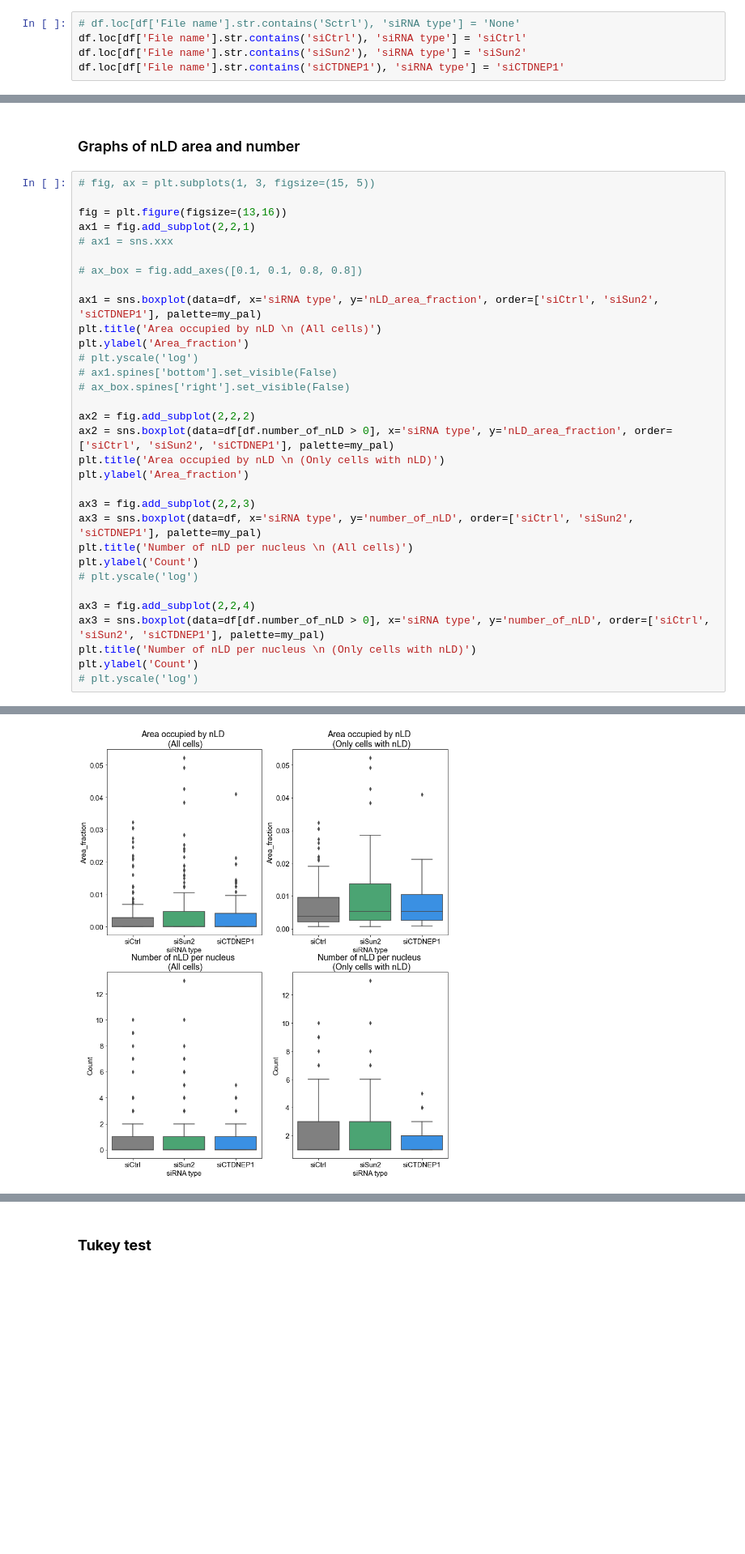
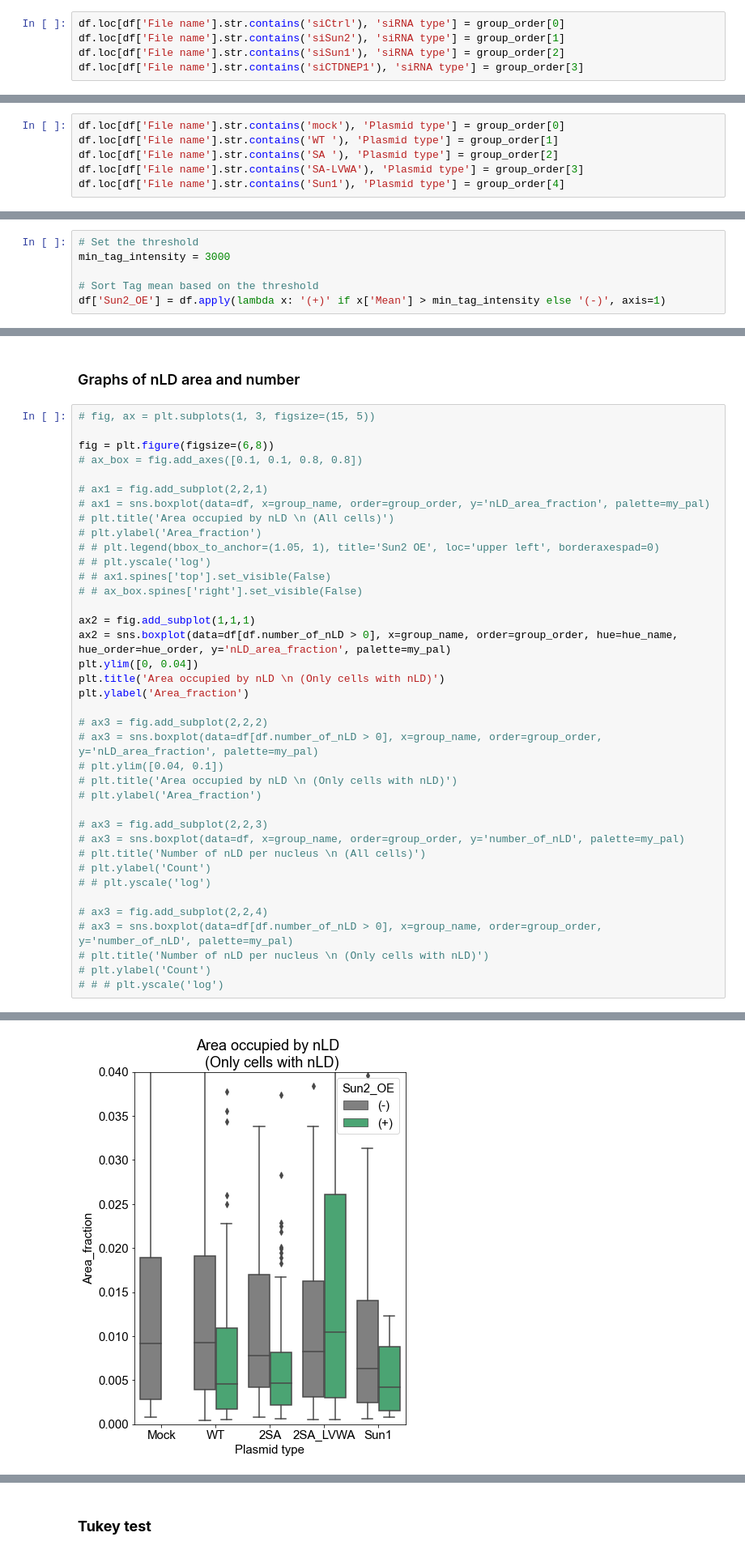
Before and after one commit to shokenlee/Lee_2023_Sun2-Lipid, a Jupyter notebook: Nuclear_LD.ipynb, the cells around one changed output, grey strips where cells are left out. Shown at 81% size. Saved outputs shown, nothing was run; the diff lists cells and outputs as text; blank space fills up the shorter version.

```diff
--- a/Nuclear_LD.ipynb
+++ b/Nuclear_LD.ipynb
@@ -96,7 +115,7 @@ df.loc[df['File name'].str.contains('Sctrl'), 'Cell type'] = 'Control'
 # %% [markdown]
 #### **siRNA type**
 # %%
-# df.loc[df['File name'].str.contains('Sctrl'), 'siRNA type'] = 'None'
-df.loc[df['File name'].str.contains('siCtrl'), 'siRNA type'] = 'siCtrl'
-df.loc[df['File name'].str.contains('siSun2'), 'siRNA type'] = 'siSun2'
-df.loc[df['File name'].str.contains('siCTDNEP1'), 'siRNA type'] = 'siCTDNEP1'
+df.loc[df['File name'].str.contains('siCtrl'), 'siRNA type'] = group_order[0]
+df.loc[df['File name'].str.contains('siSun2'), 'siRNA type'] = group_order[1]
+df.loc[df['File name'].str.contains('siSun1'), 'siRNA type'] = group_order[2]
+df.loc[df['File name'].str.contains('siCTDNEP1'), 'siRNA type'] = group_order[3]
@@ -102,0 +124,6 @@ df.loc[df['File name'].str.contains('siCTDNEP1'), 'siRNA type'] = 'siCTDNEP1'
+# %%
+df.loc[df['File name'].str.contains('mock'), 'Plasmid type'] = group_order[0]
+df.loc[df['File name'].str.contains('WT '), 'Plasmid type'] = group_order[1]
+df.loc[df['File name'].str.contains('SA '), 'Plasmid type'] = group_order[2]
+df.loc[df['File name'].str.contains('SA-LVWA'), 'Plasmid type'] = group_order[3]
+df.loc[df['File name'].str.contains('Sun1'), 'Plasmid type'] = group_order[4]
@@ -103,3 +132,9 @@ df.loc[df['File name'].str.contains('siCTDNEP1'), 'siRNA type'] = 'siCTDNEP1'
+# %%
+# Set the threshold
+min_tag_intensity = 3000
+
+# Sort Tag mean based on the threshold
+df['Sun2_OE'] = df.apply(lambda x: '(+)' if x['Mean'] > min_tag_intensity else '(-)', axis=1)
 # %% [markdown]
 #### **Image number**
 # %%
@@ -188,33 +262,39 @@ fig.savefig(directory + '/Area_individual_nLD.pdf', bbox_inches='tight', transpa
 # %%
 # fig, ax = plt.subplots(1, 3, figsize=(15, 5))
 
-fig = plt.figure(figsize=(13,16))
-ax1 = fig.add_subplot(2,2,1)
-# ax1 = sns.xxx
-
+fig = plt.figure(figsize=(6,8))
 # ax_box = fig.add_axes([0.1, 0.1, 0.8, 0.8])
 
-ax1 = sns.boxplot(data=df, x='siRNA type', y='nLD_area_fraction', order=['siCtrl', 'siSun2', 'siCTDNEP1'], palette=my_pal)
-plt.title('Area occupied by nLD \n (All cells)')
-plt.ylabel('Area_fraction')
-# plt.yscale('log')
-# ax1.spines['bottom'].set_visible(False)
-# ax_box.spines['right'].set_visible(False)
+# ax1 = fig.add_subplot(2,2,1)
+# ax1 = sns.boxplot(data=df, x=group_name, order=group_order, y='nLD_area_fraction', palette=my_pal)
+# plt.title('Area occupied by nLD \n (All cells)')
+# plt.ylabel('Area_fraction')
+# # plt.legend(bbox_to_anchor=(1.05, 1), title='Sun2 OE', loc='upper left', borderaxespad=0)
+# # plt.yscale('log')
+# # ax1.spines['top'].set_visible(False)
+# # ax_box.spines['right'].set_visible(False)
 
-ax2 = fig.add_subplot(2,2,2)
-ax2 = sns.boxplot(data=df[df.number_of_nLD > 0], x='siRNA type', y='nLD_area_fraction', order=['siCtrl', 'siSun2', 'siCTDNEP1'], palette=my_pal)
+ax2 = fig.add_subplot(1,1,1)
+ax2 = sns.boxplot(data=df[df.number_of_nLD > 0], x=group_name, order=group_order, hue=hue_name, hue_order=hue_order, y='nLD_area_fraction', palette=my_pal)
+plt.ylim([0, 0.04])
 plt.title('Area occupied by nLD \n (Only cells with nLD)')
 plt.ylabel('Area_fraction')
 
-ax3 = fig.add_subplot(2,2,3)
-ax3 = sns.boxplot(data=df, x='siRNA type', y='number_of_nLD', order=['siCtrl', 'siSun2', 'siCTDNEP1'], palette=my_pal)
-plt.title('Number of nLD per nucleus \n (All cells)')
-plt.ylabel('Count')
-# plt.yscale('log')
+# ax3 = fig.add_subplot(2,2,2)
+# ax3 = sns.boxplot(data=df[df.number_of_nLD > 0], x=group_name, order=group_order, y='nLD_area_fraction', palette=my_pal)
+# plt.ylim([0.04, 0.1])
+# plt.title('Area occupied by nLD \n (Only cells with nLD)')
+# plt.ylabel('Area_fraction')
 
-ax3 = fig.add_subplot(2,2,4)
-ax3 = sns.boxplot(data=df[df.number_of_nLD > 0], x='siRNA type', y='number_of_nLD', order=['siCtrl', 'siSun2', 'siCTDNEP1'], palette=my_pal)
-plt.title('Number of nLD per nucleus \n (Only cells with nLD)')
-plt.ylabel('Count')
-# plt.yscale('log')
+# ax3 = fig.add_subplot(2,2,3)
+# ax3 = sns.boxplot(data=df, x=group_name, order=group_order, y='number_of_nLD', palette=my_pal)
+# plt.title('Number of nLD per nucleus \n (All cells)')
+# plt.ylabel('Count')
+# # plt.yscale('log')
+
+# ax3 = fig.add_subplot(2,2,4)
+# ax3 = sns.boxplot(data=df[df.number_of_nLD > 0], x=group_name, order=group_order, y='number_of_nLD', palette=my_pal)
+# plt.title('Number of nLD per nucleus \n (Only cells with nLD)')
+# plt.ylabel('Count')
+# # # plt.yscale('log')
 # %% [output]
@@ -222,2 +302,2 @@ Text(0, 0.5, 'Count')
-[figure, old version]
+[figure, new version]
 # %%
```
Also changed, not shown: parts of 29 cells of this notebook, 4 other files.
